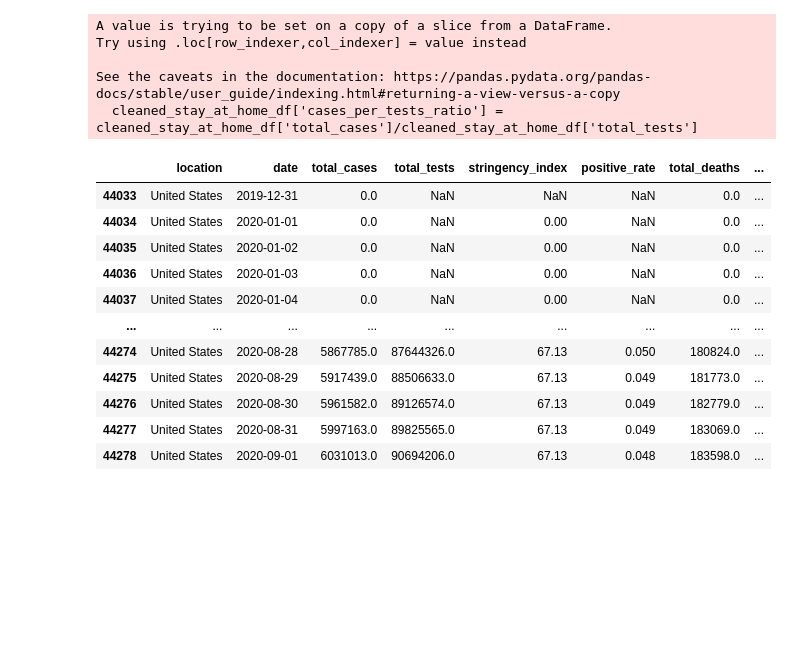
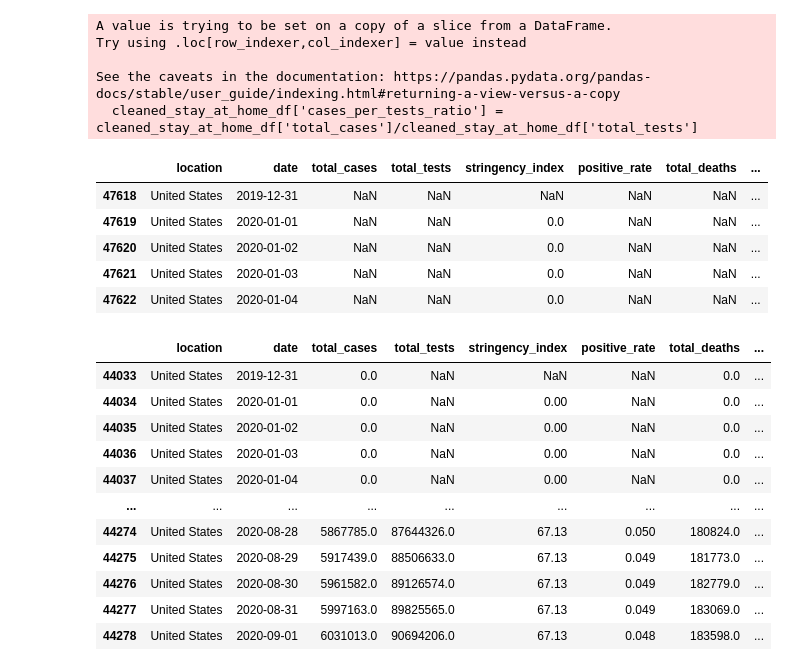
Before and after one commit to felzek/covid-project, a Jupyter notebook: Prophet_Code_Final.ipynb, the cells around one changed output. Saved outputs shown, nothing was run; the diff lists cells and outputs as text; code cells hidden in the pictures; blank space fills up the shorter version.

```diff
--- a/Prophet_Code_Final.ipynb
+++ b/Prophet_Code_Final.ipynb
@@ -25,6 +27,15 @@ Try using .loc[row_indexer,col_indexer] = value instead
 
 See the caveats in the documentation: https://pandas.pydata.org/pandas-docs/stable/user_guide/indexing.html#returning-a-view-versus-a-copy
   cleaned_stay_at_home_df['cases_per_tests_ratio'] = cleaned_stay_at_home_df['total_cases']/cleaned_stay_at_home_df['total_tests']
+# %%
+us_covid_df.head()
+# %% [output]
+|  | location | date | total_cases | total_tests | stringency_index | positive_rate | total_deaths | ... |
+| 47618 | United States | 2019-12-31 | NaN | NaN | NaN | NaN | NaN | ... |
+| 47619 | United States | 2020-01-01 | NaN | NaN | 0.0 | NaN | NaN | ... |
+| 47620 | United States | 2020-01-02 | NaN | NaN | 0.0 | NaN | NaN | ... |
+| 47621 | United States | 2020-01-03 | NaN | NaN | 0.0 | NaN | NaN | ... |
+| 47622 | United States | 2020-01-04 | NaN | NaN | 0.0 | NaN | NaN | ... |
 # %%
 us_prediction = us_covid_df[:-30]
 us_prediction
```
Also changed, not shown: parts of 1 cell of this notebook, 3 other files.
